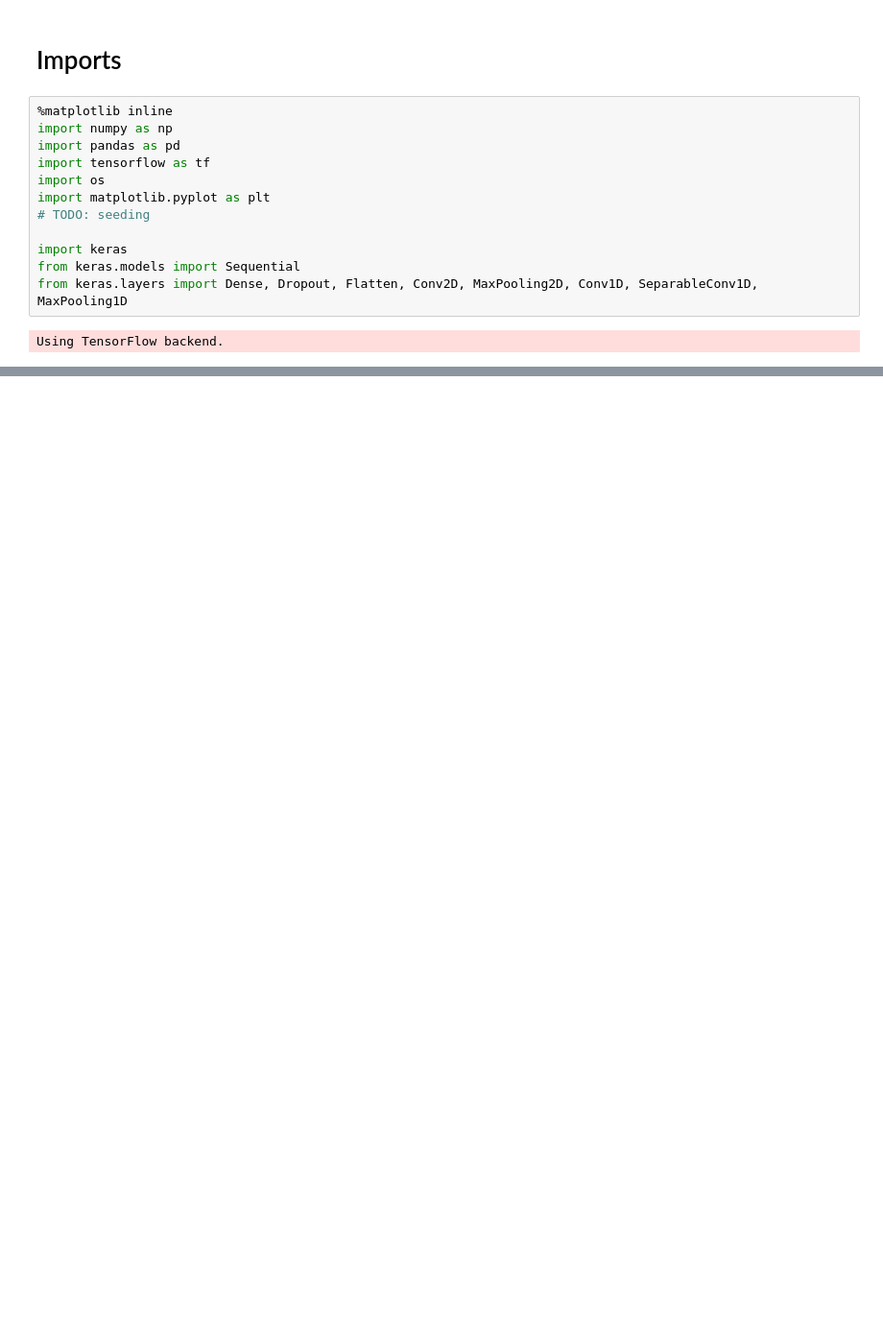
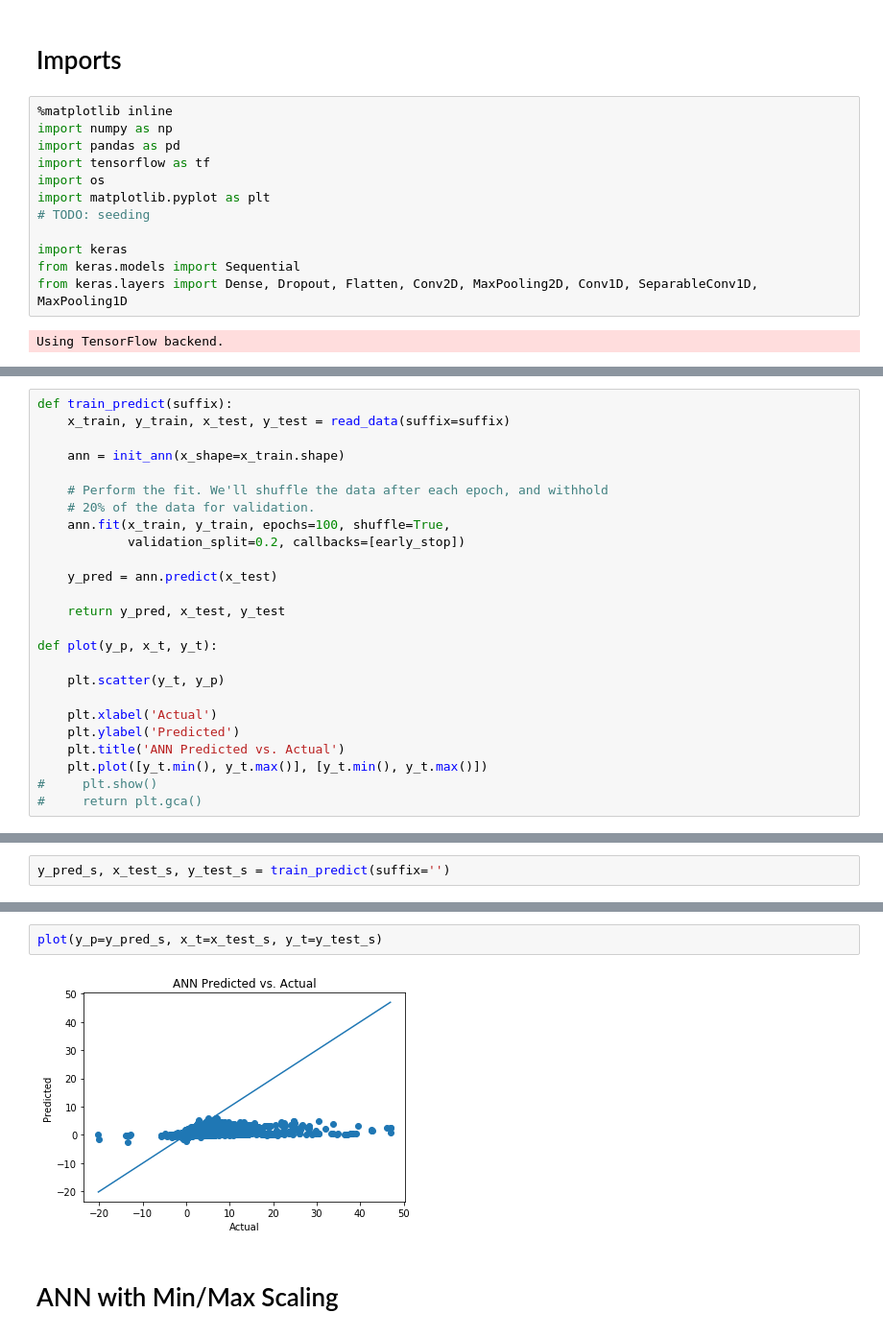
Before and after one commit to blthayer/ecen-715-project, a Jupyter notebook: machine_learning/ann.ipynb, the cells around one changed output, grey strips where cells are left out. Shown: that part at 96% size. Cells and saved outputs as stored; diff of their text form; blank space fills up the shorter version.

Commit message:
Updating notebooks after adding additional data scaling methods

```diff
--- a/machine_learning/ann.ipynb
+++ b/machine_learning/ann.ipynb
@@ -92,0 +61,25 @@ plt.show()
+# %%
+def train_predict(suffix):
+    x_train, y_train, x_test, y_test = read_data(suffix=suffix)
+
+    ann = init_ann(x_shape=x_train.shape)
+
+    # Perform the fit. We'll shuffle the data after each epoch, and withhold
+    # 20% of the data for validation.
+    ann.fit(x_train, y_train, epochs=100, shuffle=True,
+            validation_split=0.2, callbacks=[early_stop])
+
+    y_pred = ann.predict(x_test)
+
+    return y_pred, x_test, y_test
+
+def plot(y_p, x_t, y_t):
+
+    plt.scatter(y_t, y_p)
+
+    plt.xlabel('Actual')
+    plt.ylabel('Predicted')
+    plt.title('ANN Predicted vs. Actual')
+    plt.plot([y_t.min(), y_t.max()], [y_t.min(), y_t.max()])
+#     plt.show()
+#     return plt.gca()
@@ -92,0 +88,2 @@ plt.show()
+# %%
+y_pred_s, x_test_s, y_test_s = train_predict(suffix='')
@@ -92,0 +108,6 @@ plt.show()
+# %%
+plot(y_p=y_pred_s, x_t=x_test_s, y_t=y_test_s)
+# %% [output]
+[figure, added]
+# %% [markdown]
+# ANN with Min/Max Scaling
```
Also changed, not shown: parts of 15 cells of this notebook, 2 other files.
